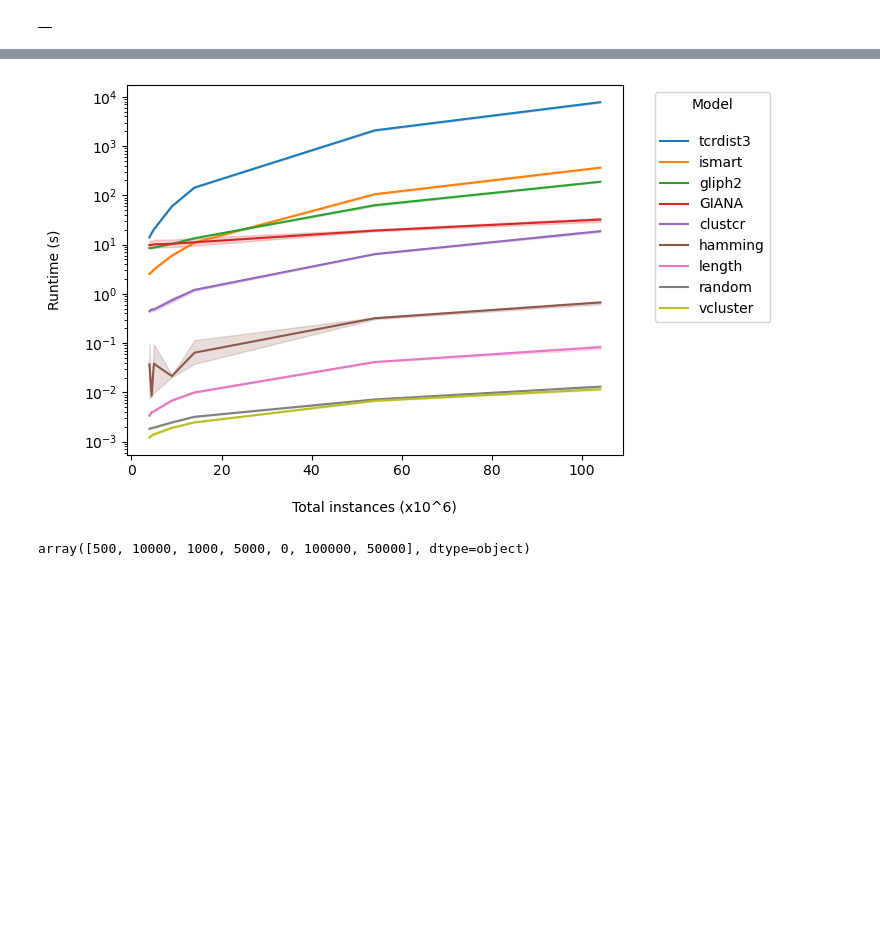
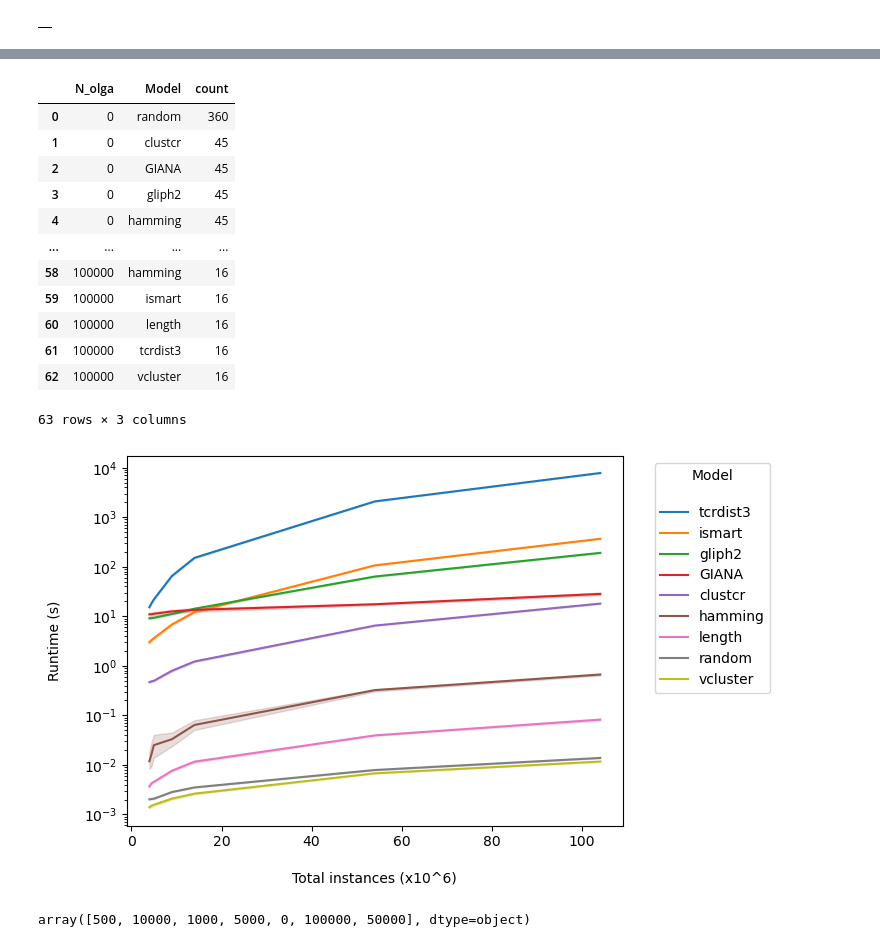
Before and after one commit to hudsondan/tcr-scapes, a Jupyter notebook: plotting.ipynb, the cells around one changed output, grey strips where cells are left out. Drawn from its saved outputs; the diff is of its cells as text; code cells hidden in the pictures; blank space fills up the shorter version.

```diff
--- a/plotting.ipynb
+++ b/plotting.ipynb
@@ -274,7 +350,26 @@ out.to_csv(os.path.join(parent, 'results_epitopes.csv'))
 # %%
 parent = 'results_publication2/OLGA'
 results = pd.concat([pd.read_csv(os.path.join(parent, file,'total.csv'), index_col=0) for file in os.listdir(parent) if os.path.isdir(os.path.join(parent, file))])
+results=results[results['Downsample']==1000]
 results['Runtime']=results['Runtime'].apply(literal_eval).apply(lambda x: sum(x) if type(x)==list else x)
+# %%
+res = pd.DataFrame(results.groupby('N_olga')['Model'].value_counts()).reset_index()
+# res[res['N_olga']>=50000]
+res
+# %% [output]
+|  | N_olga | Model | count |
+| 0 | 0 | random | 360 |
+| 1 | 0 | clustcr | 45 |
+| 2 | 0 | GIANA | 45 |
+| 3 | 0 | gliph2 | 45 |
+| 4 | 0 | hamming | 45 |
+| ... | ... | ... | ... |
+| 58 | 100000 | hamming | 16 |
+| 59 | 100000 | ismart | 16 |
+| 60 | 100000 | length | 16 |
+| 61 | 100000 | tcrdist3 | 16 |
+| 62 | 100000 | vcluster | 16 |
+63 rows × 3 columns
 # %%
 fig, ax = plt.subplots()
 hue_order = results.sort_values('Runtime',ascending=False)['Model'].unique()
@@ -292,7 +387,7 @@ ax.legend(title='Model\n',
           bbox_to_anchor=(1.05, 1))
 plt.yscale('log')
 # %% [output]
-[figure, old version]
+[figure, new version]
 # %%
 results.to_csv(os.path.join(parent,'results_olga.csv'))
 # %%
```
Also changed, not shown: parts of 14 cells of this notebook, 15 other files.
